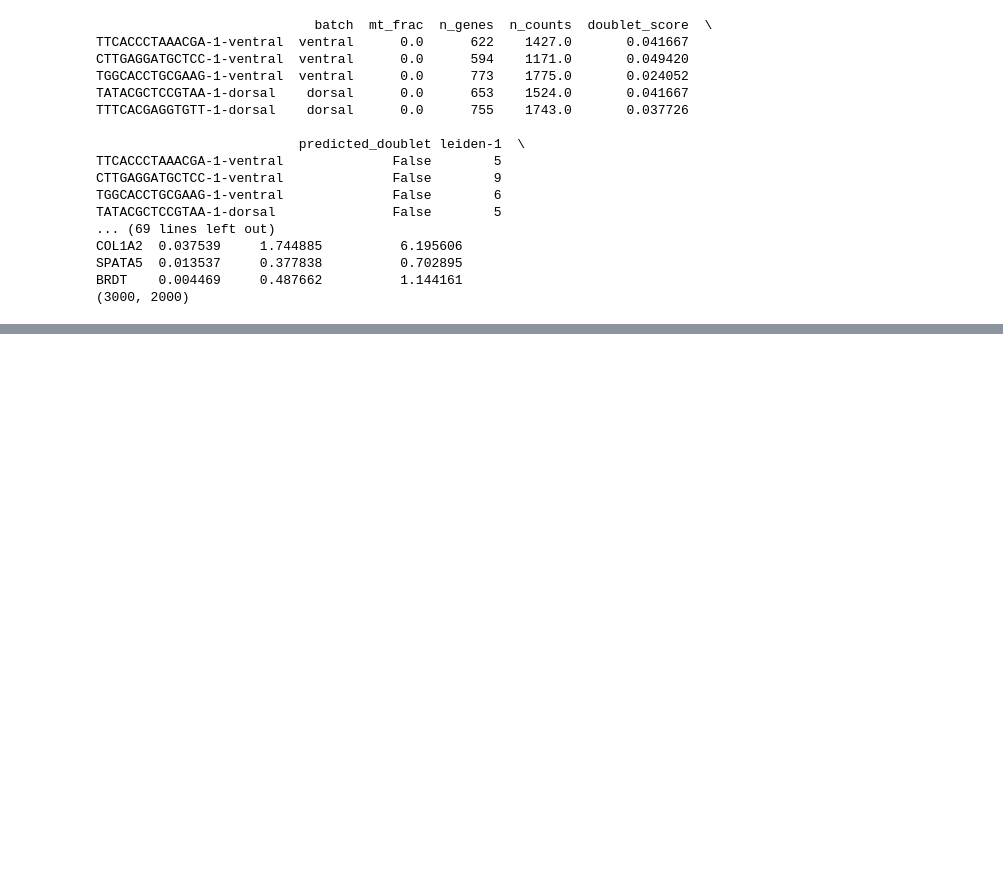
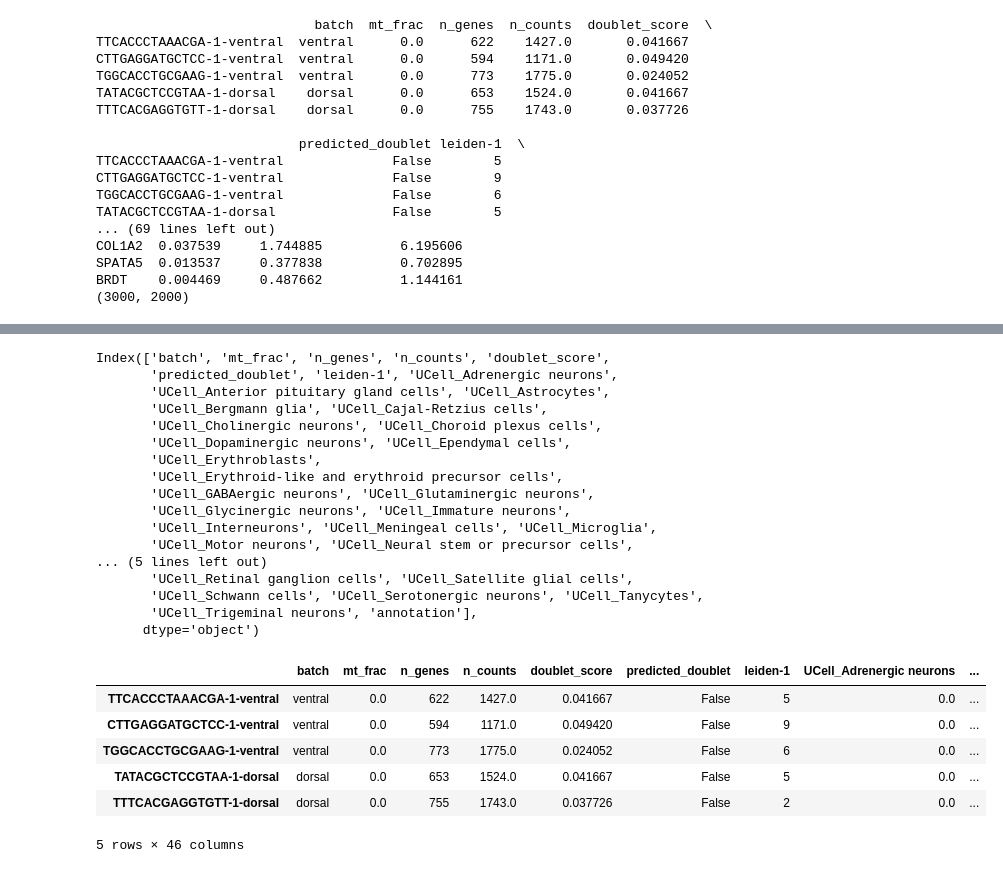
Before and after one commit to cocoleeee/Cellcluster-ML, a Jupyter notebook: code/dataset.ipynb, the cells around one changed output, grey strips where cells are left out. Cells and saved outputs as stored; diff of their text form; code cells hidden in the pictures; blank space fills up the shorter version.

```diff
--- a/code/dataset.ipynb
+++ b/code/dataset.ipynb
@@ -39,0 +63,28 @@ BRDT    0.004469     0.487662          1.144161
+# %%
+print(adata.obs.columns)
+adata.obs.head()
+# %% [output]
+Index(['batch', 'mt_frac', 'n_genes', 'n_counts', 'doublet_score',
+       'predicted_doublet', 'leiden-1', 'UCell_Adrenergic neurons',
+       'UCell_Anterior pituitary gland cells', 'UCell_Astrocytes',
+       'UCell_Bergmann glia', 'UCell_Cajal-Retzius cells',
+       'UCell_Cholinergic neurons', 'UCell_Choroid plexus cells',
+       'UCell_Dopaminergic neurons', 'UCell_Ependymal cells',
+       'UCell_Erythroblasts',
+       'UCell_Erythroid-like and erythroid precursor cells',
+       'UCell_GABAergic neurons', 'UCell_Glutaminergic neurons',
+       'UCell_Glycinergic neurons', 'UCell_Immature neurons',
+       'UCell_Interneurons', 'UCell_Meningeal cells', 'UCell_Microglia',
+       'UCell_Motor neurons', 'UCell_Neural stem or precursor cells',
+... (5 lines left out)
+       'UCell_Retinal ganglion cells', 'UCell_Satellite glial cells',
+       'UCell_Schwann cells', 'UCell_Serotonergic neurons', 'UCell_Tanycytes',
+       'UCell_Trigeminal neurons', 'annotation'],
+      dtype='object')
+|  | batch | mt_frac | n_genes | n_counts | doublet_score | predicted_doublet | leiden-1 | UCell_Adrenergic neurons | ... |
+| TTCACCCTAAACGA-1-ventral | ventral | 0.0 | 622 | 1427.0 | 0.041667 | False | 5 | 0.0 | ... |
+| CTTGAGGATGCTCC-1-ventral | ventral | 0.0 | 594 | 1171.0 | 0.049420 | False | 9 | 0.0 | ... |
+| TGGCACCTGCGAAG-1-ventral | ventral | 0.0 | 773 | 1775.0 | 0.024052 | False | 6 | 0.0 | ... |
+| TATACGCTCCGTAA-1-dorsal | dorsal | 0.0 | 653 | 1524.0 | 0.041667 | False | 5 | 0.0 | ... |
+| TTTCACGAGGTGTT-1-dorsal | dorsal | 0.0 | 755 | 1743.0 | 0.037726 | False | 2 | 0.0 | ... |
+5 rows × 46 columns
```
Also changed, not shown: parts of 8 cells of this notebook, 3 other files.
